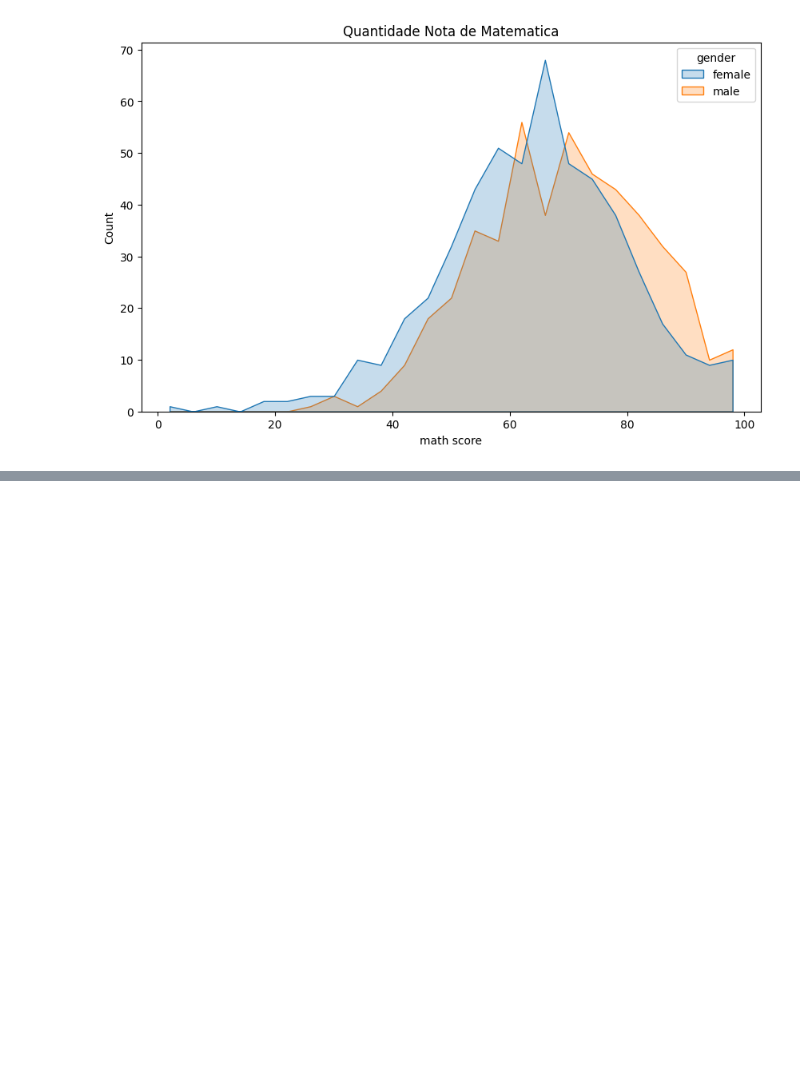
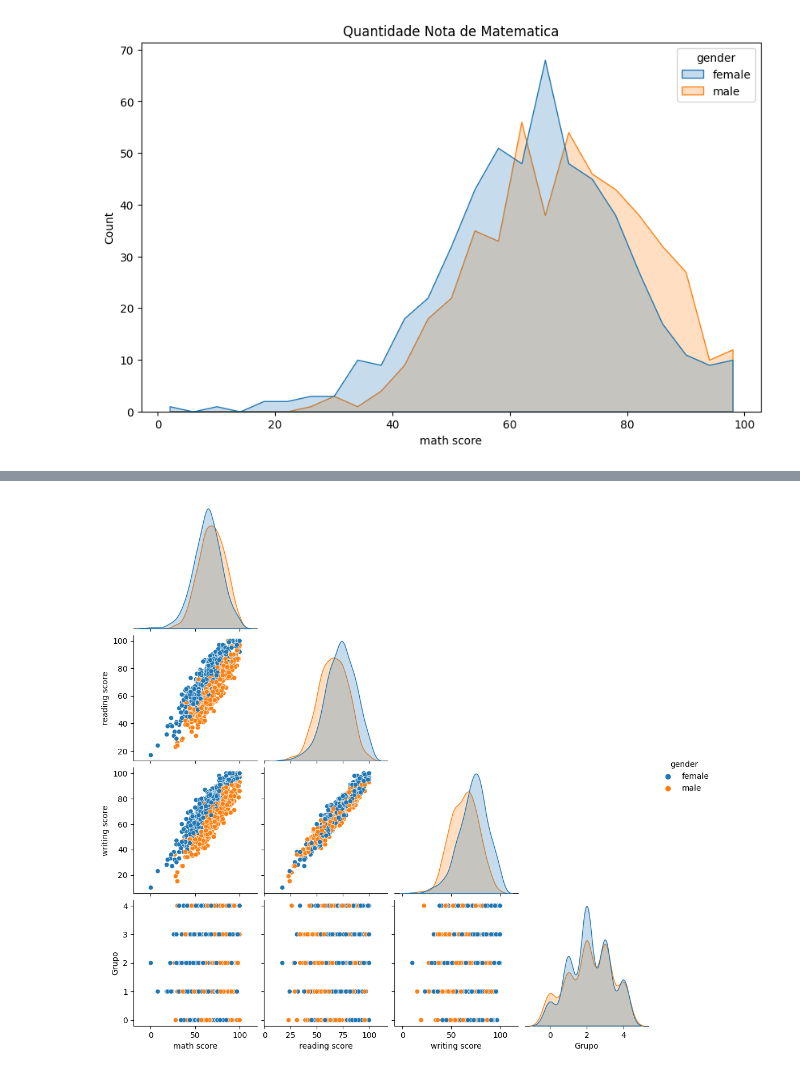
Before and after one commit to GingerLeh/SeabornPython, a Jupyter notebook: seaboarn.ipynb, the cells around one changed output, grey strips where cells are left out. Cells and saved outputs as stored; diff of their text form; code cells hidden in the pictures; blank space fills up the shorter version.

```diff
--- a/seaboarn.ipynb
+++ b/seaboarn.ipynb
@@ -496,0 +511,5 @@ sns.histplot( data=Base_Dados, x='math score', hue='gender', element='poly' );
+# %%
+# Grid
+sns.pairplot( Base_Dados, hue='gender', corner=True );
+# %% [output]
+[figure, added]
```
Also changed, not shown: parts of 13 cells of this notebook.
